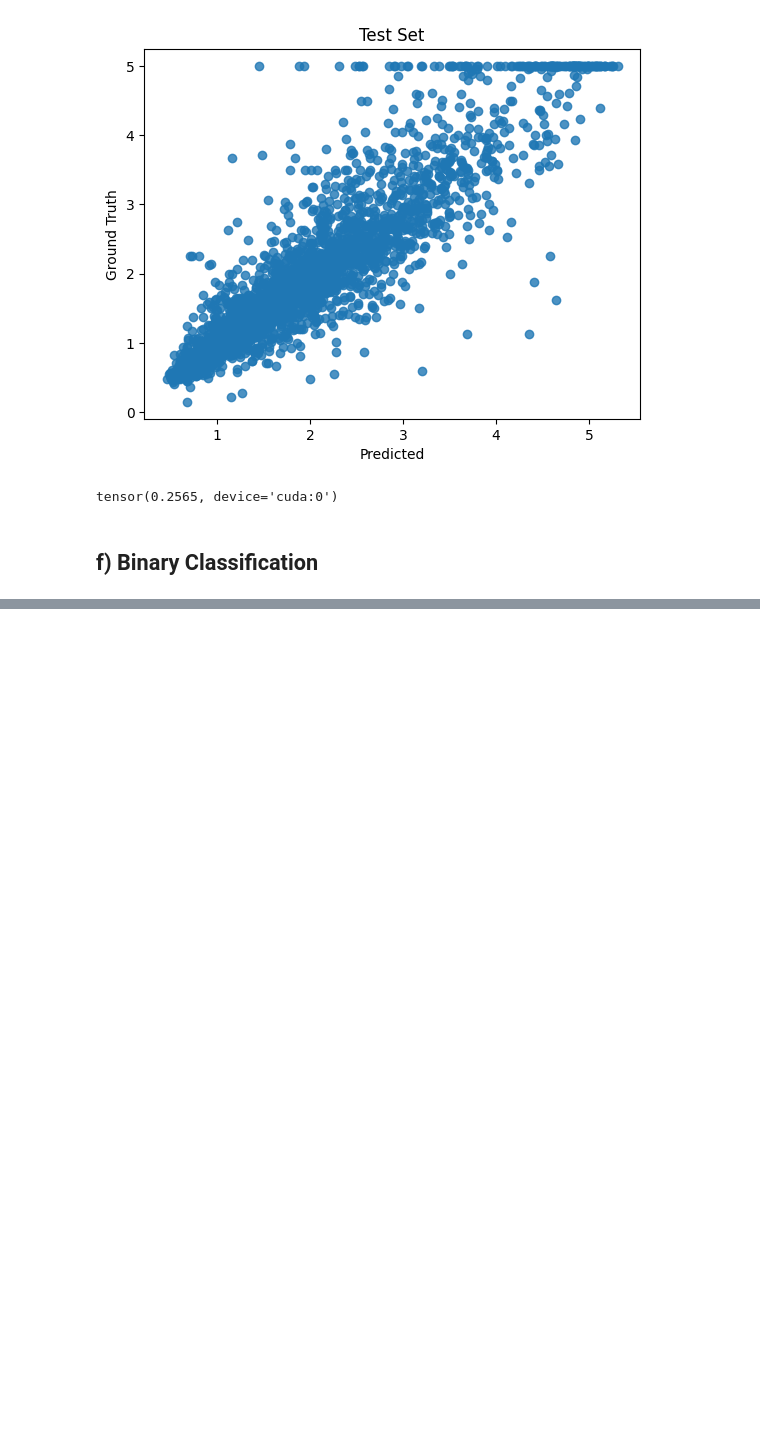
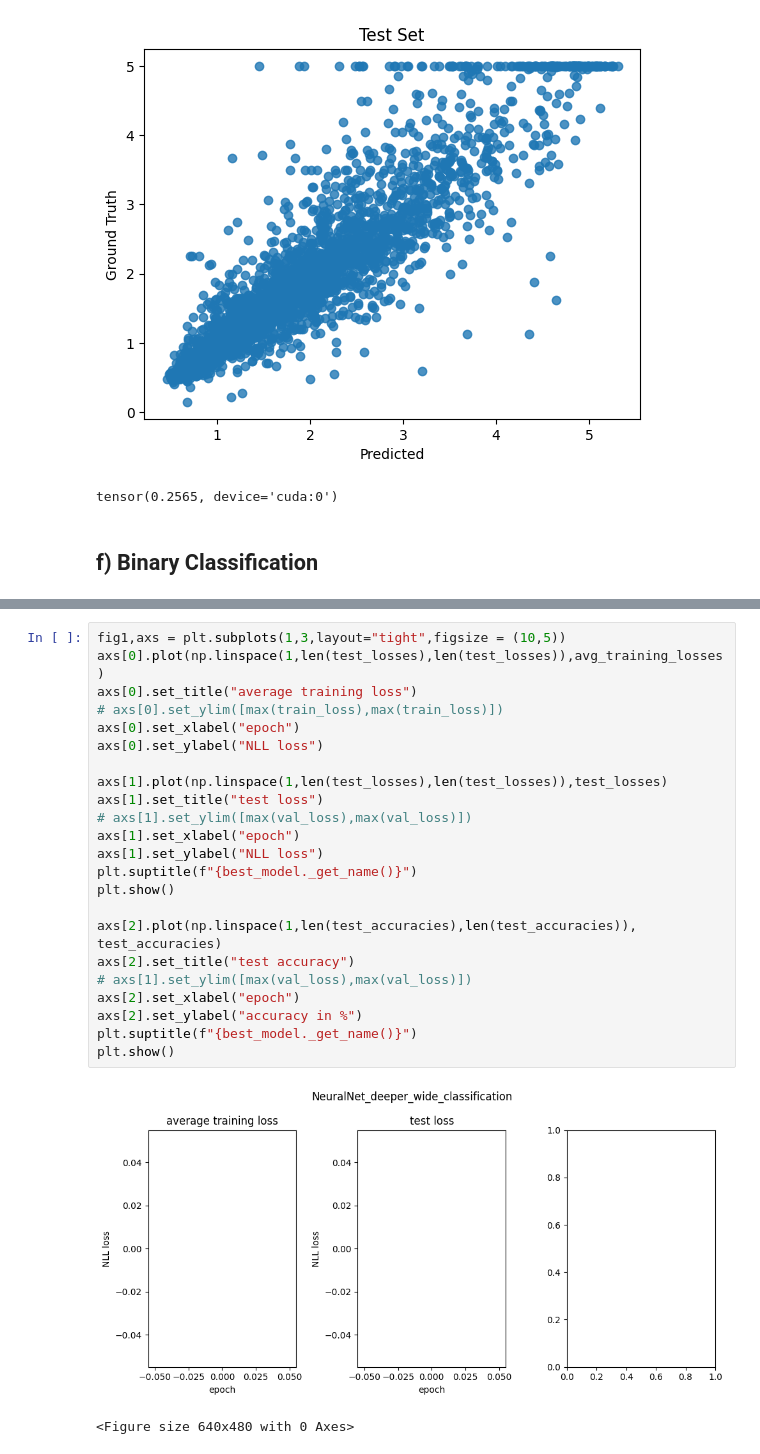
Before and after one commit to LHoeber/Deep_Learning, a Jupyter notebook: main.ipynb, the cells around one changed output, grey strips where cells are left out. Drawn from its saved outputs; the diff is of its cells as text; blank space fills up the shorter version.

```diff
--- a/main.ipynb
+++ b/main.ipynb
@@ -644,0 +667,26 @@ final_y_train[final_y_train >= 2], y_test_torch[y_test_torch >= 2] = 1, 1
+# %%
+fig1,axs = plt.subplots(1,3,layout="tight",figsize = (10,5))
+axs[0].plot(np.linspace(1,len(test_losses),len(test_losses)),avg_training_losses)
+axs[0].set_title("average training loss")
+# axs[0].set_ylim([max(train_loss),max(train_loss)])
+axs[0].set_xlabel("epoch")
+axs[0].set_ylabel("NLL loss")
+
+axs[1].plot(np.linspace(1,len(test_losses),len(test_losses)),test_losses)
+axs[1].set_title("test loss")
+# axs[1].set_ylim([max(val_loss),max(val_loss)])
+axs[1].set_xlabel("epoch")
+axs[1].set_ylabel("NLL loss")
+plt.suptitle(f"{best_model._get_name()}")
+plt.show()
+
+axs[2].plot(np.linspace(1,len(test_accuracies),len(test_accuracies)), test_accuracies)
+axs[2].set_title("test accuracy")
+# axs[1].set_ylim([max(val_loss),max(val_loss)])
+axs[2].set_xlabel("epoch")
+axs[2].set_ylabel("accuracy in %")
+plt.suptitle(f"{best_model._get_name()}")
+plt.show()
+# %% [output]
+[figure, added]
+<Figure size 640x480 with 0 Axes>
```
Also changed, not shown: parts of 3 cells of this notebook, 1 other file.
